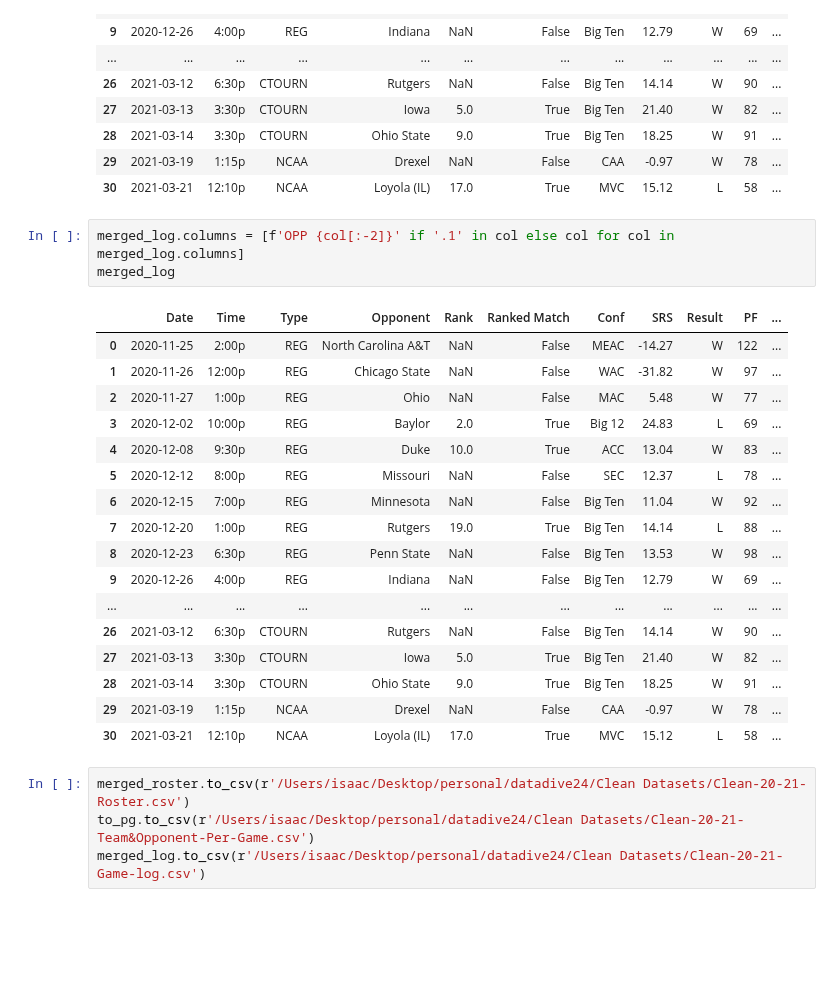
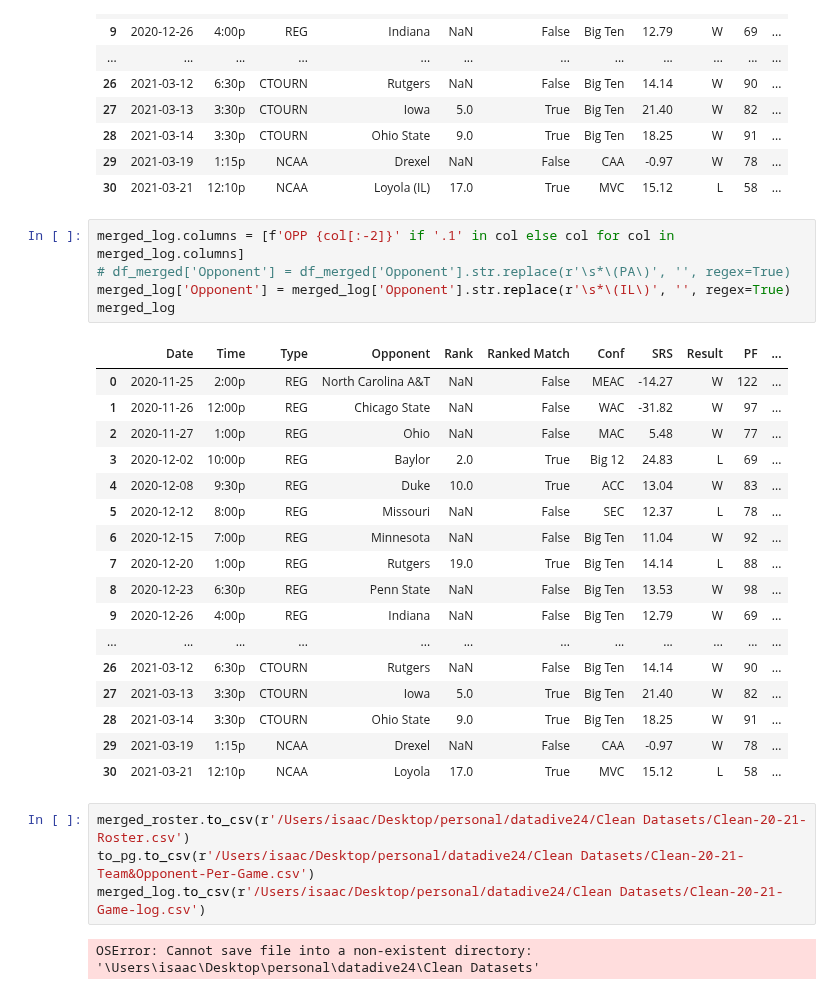
Before and after one commit to isaac-turk/DataDiveFa24, a Jupyter notebook: Chris-W-Cleaning.ipynb, the cells around one changed output. Drawn from its saved outputs; the diff is of its cells as text; blank space fills up the shorter version.

Commit message:
fixed some cleaning issues

```diff
--- a/Chris-W-Cleaning.ipynb
+++ b/Chris-W-Cleaning.ipynb
@@ -448,26 +448,30 @@ merged_log
 | 30 | 2021-03-21 | 12:10p | NCAA | Loyola (IL) | 17.0 | True | MVC | 15.12 | L | 58 | ... |
 # %%
 merged_log.columns = [f'OPP {col[:-2]}' if '.1' in col else col for col in merged_log.columns]
+# df_merged['Opponent'] = df_merged['Opponent'].str.replace(r'\s*\(PA\)', '', regex=True)
+merged_log['Opponent'] = merged_log['Opponent'].str.replace(r'\s*\(IL\)', '', regex=True)
 merged_log
 # %% [output]
 |  | Date | Time | Type | Opponent | Rank | Ranked Match | Conf | SRS | Result | PF | ... |
 | 0 | 2020-11-25 | 2:00p | REG | North Carolina A&T | NaN | False | MEAC | -14.27 | W | 122 | ... |
 | 1 | 2020-11-26 | 12:00p | REG | Chicago State | NaN | False | WAC | -31.82 | W | 97 | ... |
 | 2 | 2020-11-27 | 1:00p | REG | Ohio | NaN | False | MAC | 5.48 | W | 77 | ... |
 | 3 | 2020-12-02 | 10:00p | REG | Baylor | 2.0 | True | Big 12 | 24.83 | L | 69 | ... |
 | 4 | 2020-12-08 | 9:30p | REG | Duke | 10.0 | True | ACC | 13.04 | W | 83 | ... |
 | 5 | 2020-12-12 | 8:00p | REG | Missouri | NaN | False | SEC | 12.37 | L | 78 | ... |
 | 6 | 2020-12-15 | 7:00p | REG | Minnesota | NaN | False | Big Ten | 11.04 | W | 92 | ... |
 | 7 | 2020-12-20 | 1:00p | REG | Rutgers | 19.0 | True | Big Ten | 14.14 | L | 88 | ... |
 | 8 | 2020-12-23 | 6:30p | REG | Penn State | NaN | False | Big Ten | 13.53 | W | 98 | ... |
 | 9 | 2020-12-26 | 4:00p | REG | Indiana | NaN | False | Big Ten | 12.79 | W | 69 | ... |
 | ... | ... | ... | ... | ... | ... | ... | ... | ... | ... | ... | ... |
 | 26 | 2021-03-12 | 6:30p | CTOURN | Rutgers | NaN | False | Big Ten | 14.14 | W | 90 | ... |
 | 27 | 2021-03-13 | 3:30p | CTOURN | Iowa | 5.0 | True | Big Ten | 21.40 | W | 82 | ... |
 | 28 | 2021-03-14 | 3:30p | CTOURN | Ohio State | 9.0 | True | Big Ten | 18.25 | W | 91 | ... |
 | 29 | 2021-03-19 | 1:15p | NCAA | Drexel | NaN | False | CAA | -0.97 | W | 78 | ... |
-| 30 | 2021-03-21 | 12:10p | NCAA | Loyola (IL) | 17.0 | True | MVC | 15.12 | L | 58 | ... |
+| 30 | 2021-03-21 | 12:10p | NCAA | Loyola | 17.0 | True | MVC | 15.12 | L | 58 | ... |
 # %%
 merged_roster.to_csv(r'/Users/isaac/Desktop/personal/datadive24/Clean Datasets/Clean-20-21-Roster.csv')
 to_pg.to_csv(r'/Users/isaac/Desktop/personal/datadive24/Clean Datasets/Clean-20-21-Team&Opponent-Per-Game.csv')
 merged_log.to_csv(r'/Users/isaac/Desktop/personal/datadive24/Clean Datasets/Clean-20-21-Game-log.csv')
+# %% [output]
+OSError: Cannot save file into a non-existent directory: '\Users\isaac\Desktop\personal\datadive24\Clean Datasets'
```
Also changed, not shown: 2 other files.
